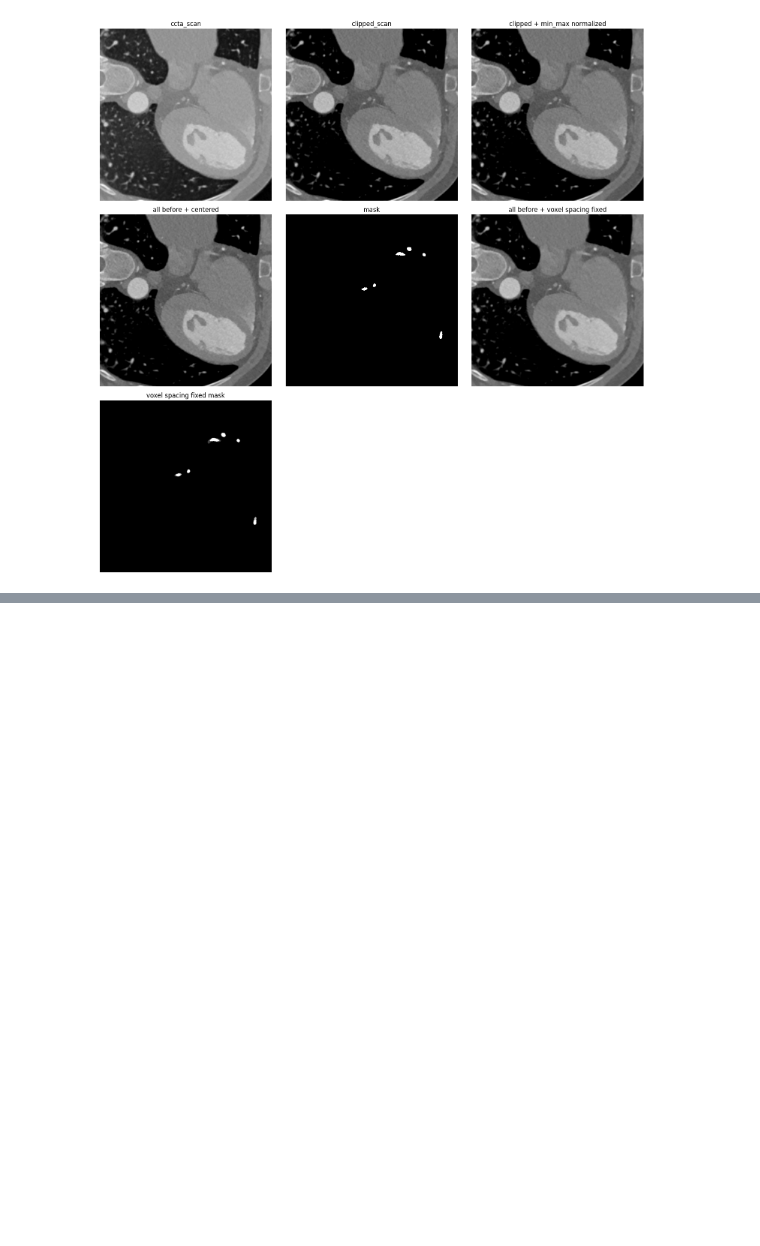
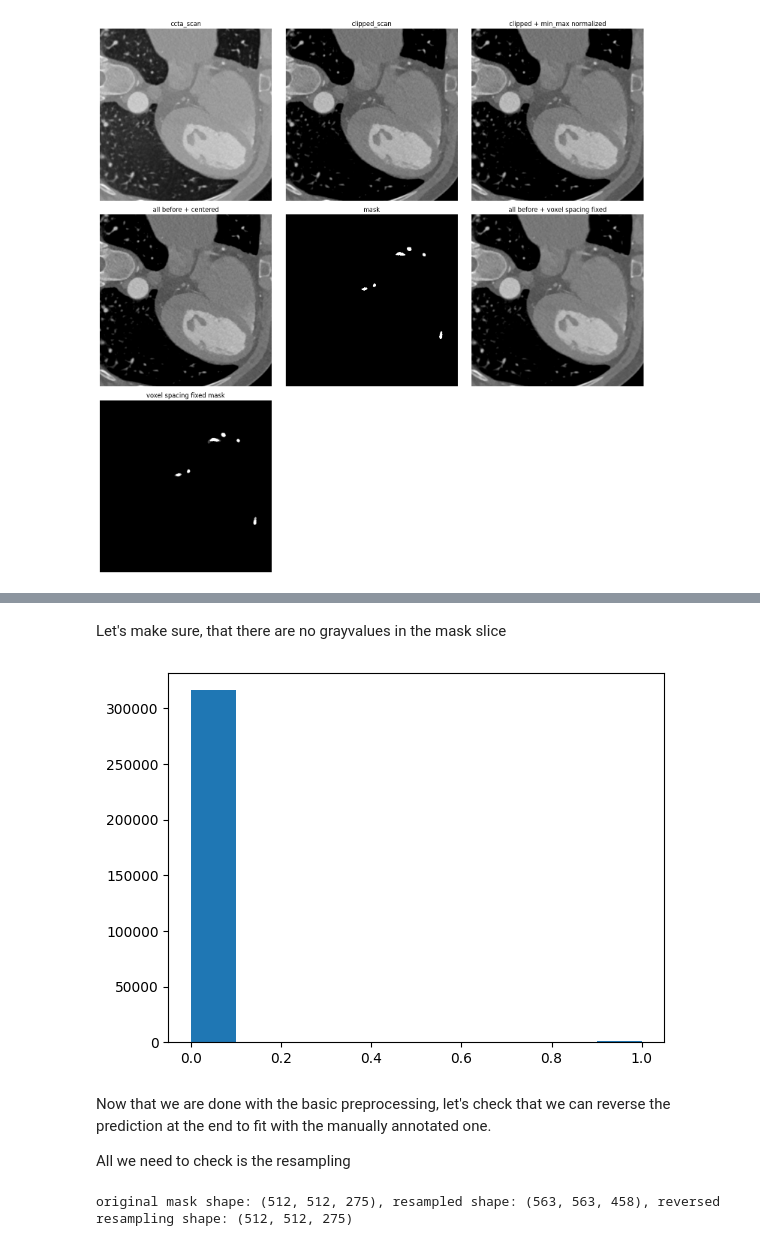
Before and after one commit to philippweinmann/mip_local_unet, a Jupyter notebook: visualize_preprocessing.ipynb, the cells around one changed output, grey strips where cells are left out. Saved outputs shown, nothing was run; the diff lists cells and outputs as text; code cells hidden in the pictures; blank space fills up the shorter version.

```diff
--- a/visualize_preprocessing.ipynb
+++ b/visualize_preprocessing.ipynb
@@ -136,0 +171,29 @@ original shape: (512, 512, 275), after fixing voxel spacings: (563, 563, 458), m
+# %% [markdown]
+Let's make sure, that there are no grayvalues in the mask slice
+# %%
+flattened_pp_mask_slice = pp_mask_slice.flatten()
+
+# flattened_mask_slice[flattened_mask_slice == 1] = 0
+plt.hist(flattened_pp_mask_slice, bins = 10)
+plt.show()
+# %% [output]
+[figure, added]
+# %% [markdown]
+Now that we are done with the basic preprocessing, let's check that we can reverse the prediction at the end to fit with the manually annotated one.
+
+All we need to check is the resampling
+# %%
+image, mask = patient_x.get_image_mask_tuple()
+original_voxel_spacing_x = patient_x.get_voxel_spacings()
+target_voxel_spacing = [0.3, 0.3, 0.3]
+
+resampled_mask = resample_image(mask.copy(), original_voxel_spacing_x, target_voxel_spacing, is_label=True)
+
+# we simply reverse the voxel spacings
+undo_resampled_mask = resample_image(resampled_mask.copy(), target_voxel_spacing, original_voxel_spacing_x, is_label=True)
+
+print(f"original mask shape: {mask.shape}, resampled shape: {resampled_mask.shape}, reversed resampling shape: {undo_resampled_mask.shape}")
+
+assert np.array_equal(mask, undo_resampled_mask), "The 3D arrays are not the same."
+# %% [output]
+original mask shape: (512, 512, 275), resampled shape: (563, 563, 458), reversed resampling shape: (512, 512, 275)
```
Also changed, not shown: parts of 7 cells of this notebook, 1 other file.
